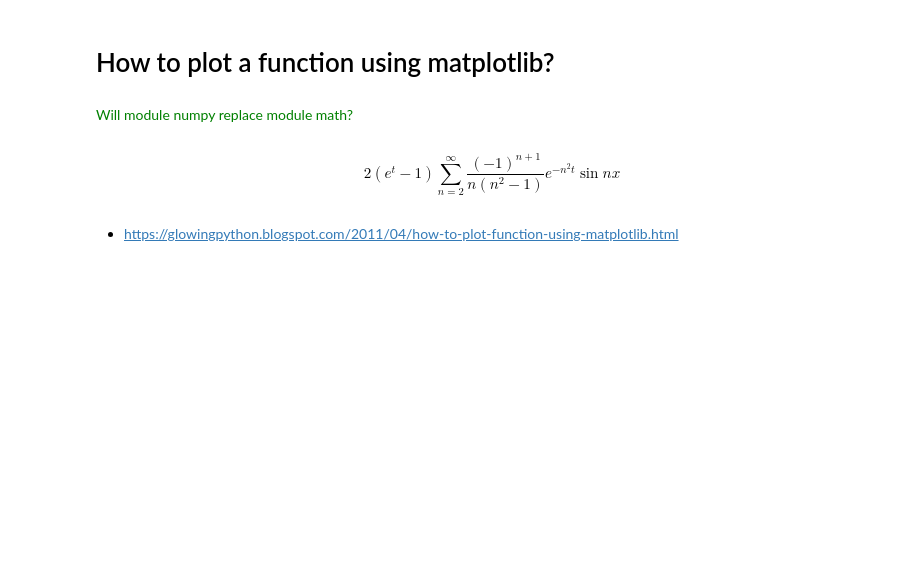
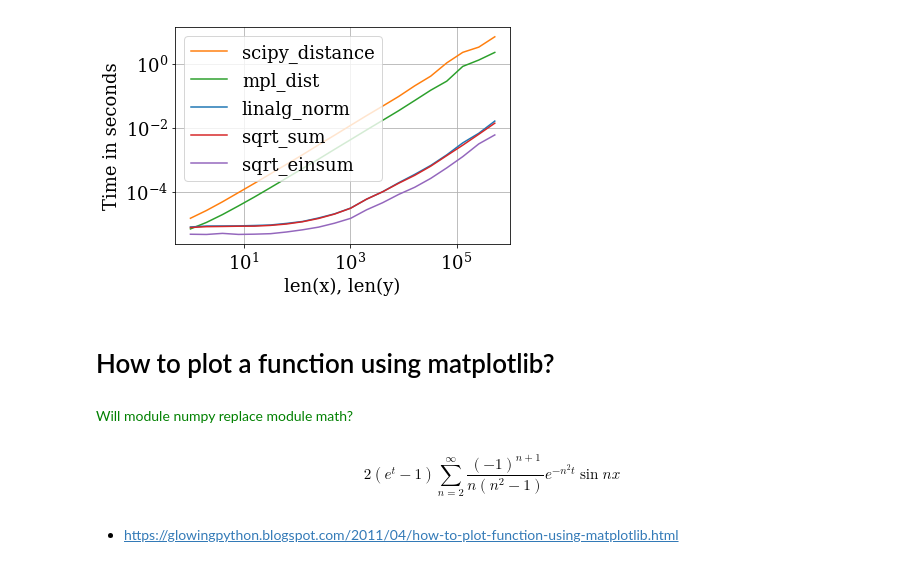
Before and after one commit to ComplicatedPhenomenon/IPython_training, a Jupyter notebook: DataVisualization/matplotlib.ipynb, the cells around one changed output. Saved outputs shown, nothing was run; the diff lists cells and outputs as text; code cells hidden in the pictures; blank space fills up the shorter version.

```diff
--- a/DataVisualization/matplotlib.ipynb
+++ b/DataVisualization/matplotlib.ipynb
@@ -16,3 +35,46 @@ matplotlib.rcParams.update({'font.family':'serif'})
+# %%
+import matplotlib
+import numpy
+import perfplot
+from scipy.spatial import distance
+
+
+def linalg_norm(data):
+    a, b = data
+    return numpy.linalg.norm(a-b, axis=1)
+
+
+def sqrt_sum(data):
+    a, b = data
+    return numpy.sqrt(numpy.sum((a-b)**2, axis=1))
+
+
+def scipy_distance(data):
+    a, b = data
+    return list(map(distance.euclidean, a, b))
+
+
+def mpl_dist(data):
+    a, b = data
+    return list(map(matplotlib.mlab.dist, a, b))
+
+
+def sqrt_einsum(data):
+    a, b = data
+    a_min_b = a - b
+    return numpy.sqrt(numpy.einsum('ij,ij->i', a_min_b, a_min_b))
+
+
+perfplot.show(
+    setup=lambda n: numpy.random.rand(2, n, 3),
+    n_range=[2**k for k in range(20)],
+    kernels=[linalg_norm, scipy_distance, mpl_dist, sqrt_sum, sqrt_einsum],
+    logx=True,
+    logy=True,
+    xlabel='len(x), len(y)'
+    )
+# %% [output]
+[figure, added]
 # %%
 list(['a', 'b', 'c'])
 # %%
```
Also changed, not shown: parts of 4 cells of this notebook, 7 other files.
